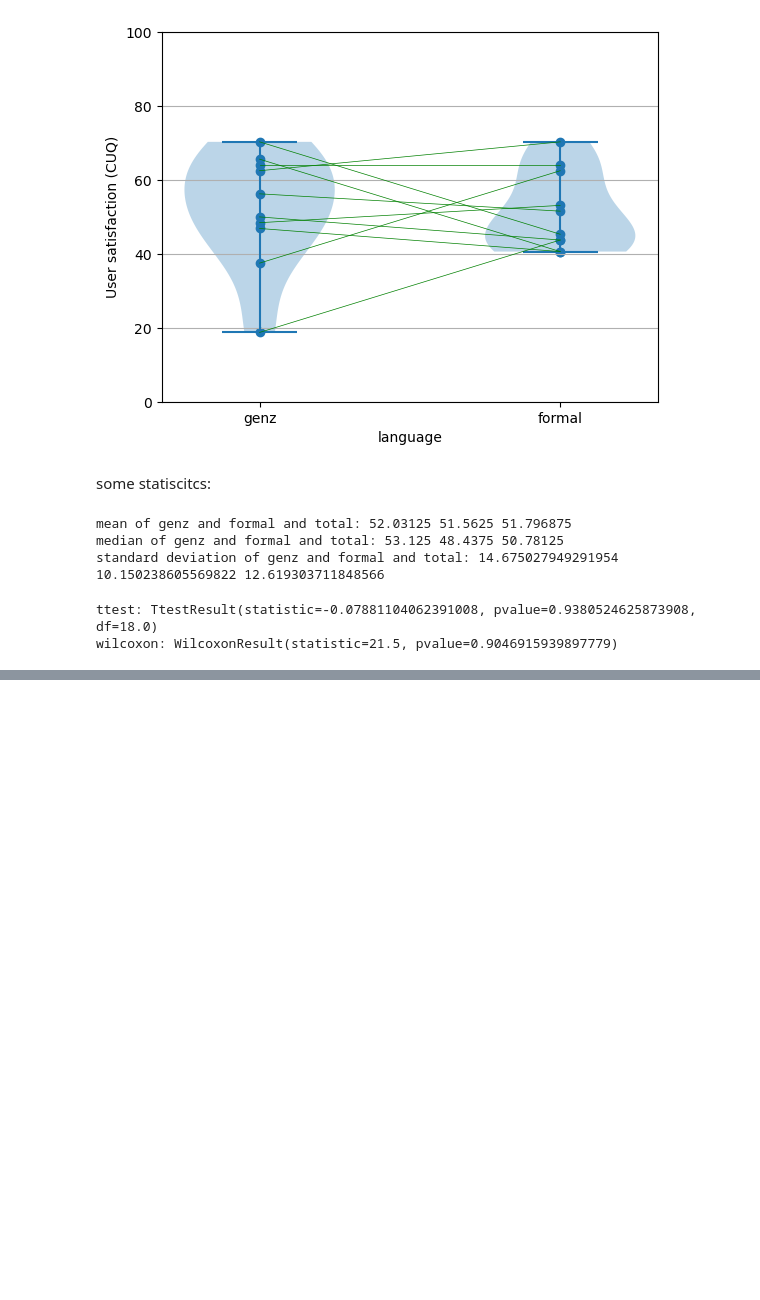
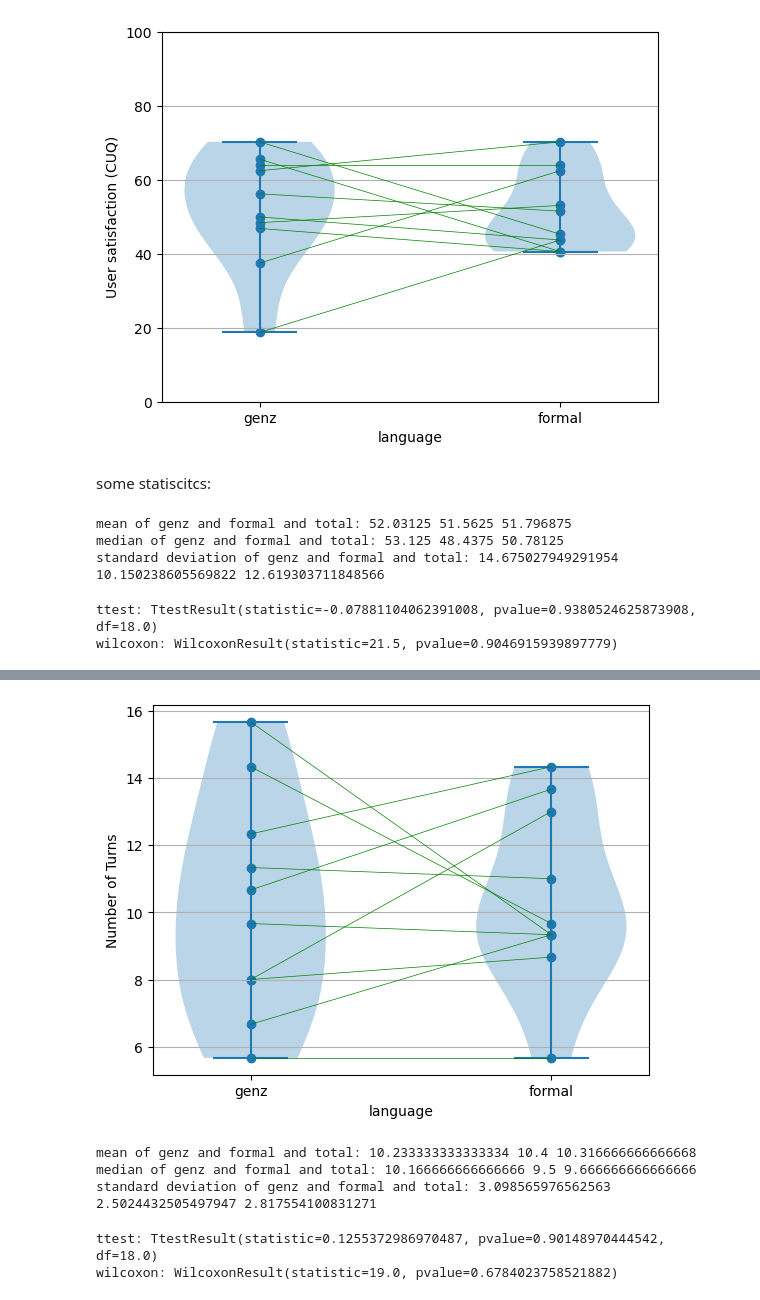
Before and after one commit to annebelleo/MAIR-group12, a Jupyter notebook: src/eval_user_data.ipynb, the cells around one changed output, grey strips where cells are left out. Cells and saved outputs as stored; diff of their text form; code cells hidden in the pictures; blank space fills up the shorter version.

```diff
--- a/src/eval_user_data.ipynb
+++ b/src/eval_user_data.ipynb
@@ -313,0 +398,43 @@ wilcoxon: WilcoxonResult(statistic=21.5, pvalue=0.9046915939897779)
+# %%
+import pandas as pd
+import numpy as np
+import matplotlib.pyplot as plt
+import matplotlib.lines as lines
+
+
+fig, axes = plt.subplots()
+turns_df_languages = pd.DataFrame({"formal": df[df["language"].str.match("formal")]["number_of_turns"].astype("float").values,
+                          "genz": df[df["language"].str.match("genz")]["number_of_turns"].astype("float").values })
+axes.scatter(data=df, x="language", y="number_of_turns")
+axes.violinplot(dataset = turns_df_languages, positions=[1,0])
+axes.set_title('')
+axes.yaxis.grid(True)
+axes.set_xlabel('language')
+axes.set_ylabel('Number of Turns')
+dots = axes.collections[0].get_offsets()
+for dot_index in range(int(len(dots) / 2)):
+    line = lines.Line2D([ 0,1], [dots[dot_index][1],dots[dot_index + int(len(dots) / 2)][1]],
+                     color='green', linestyle='-', linewidth=0.5)
+
+    axes.add_line(line)
+
+#ax = df.plot.scatter(x='language', y='CUQ', style='b')
+plt.show()
+# %% [output]
+[figure, added]
+# %%
+total = pd.concat([turns_df_languages["genz"],turns_df_languages["formal"]])
+print("mean of genz and formal and total:", np.mean(turns_df_languages["genz"]), np.mean(turns_df_languages["formal"]), np.mean(total))
+print("median of genz and formal and total:", np.median(turns_df_languages["genz"]), np.median(turns_df_languages["formal"]), np.median(total))
+print("standard deviation of genz and formal and total:", np.std(turns_df_languages["genz"]), np.std(turns_df_languages["formal"]), np.std(total))
+# %% [output]
+mean of genz and formal and total: 10.233333333333334 10.4 10.316666666666668
+median of genz and formal and total: 10.166666666666666 9.5 9.666666666666666
+standard deviation of genz and formal and total: 3.098565976562563 2.5024432505497947 2.817554100831271
+# %%
+import scipy.stats as stats
+print("ttest:" , stats.ttest_ind(a = turns_df_languages["formal"], b= turns_df_languages["genz"]))
+print("wilcoxon:" , stats.wilcoxon(x = turns_df_languages["formal"], y= turns_df_languages["genz"]))
+# %% [output]
+ttest: TtestResult(statistic=0.1255372986970487, pvalue=0.90148970444542, df=18.0)
+wilcoxon: WilcoxonResult(statistic=19.0, pvalue=0.6784023758521882)
```
Also changed, not shown: parts of 8 cells of this notebook.
